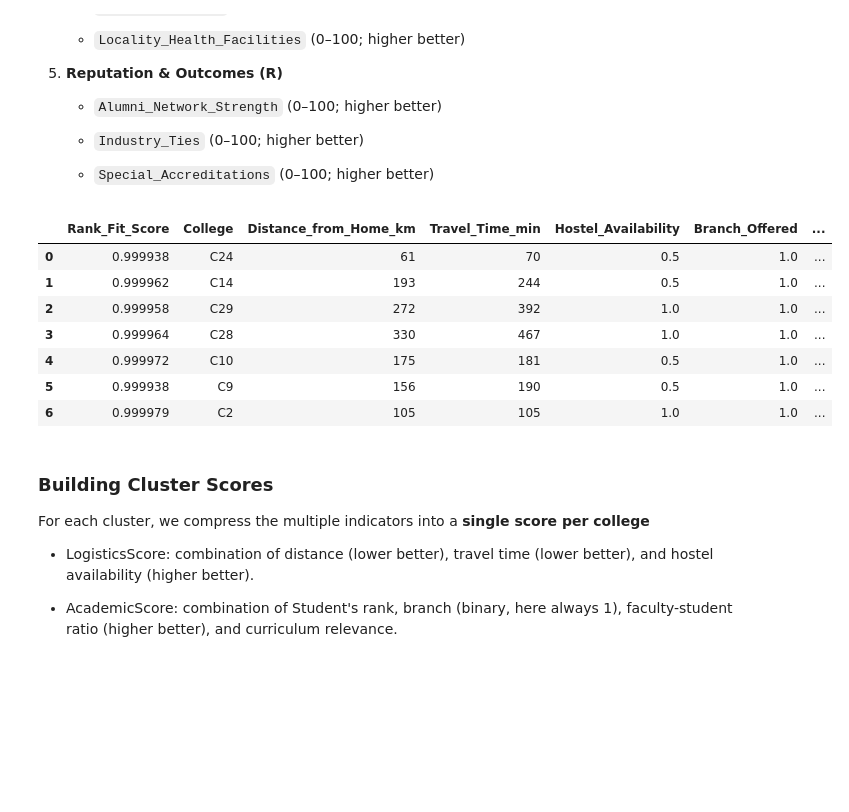
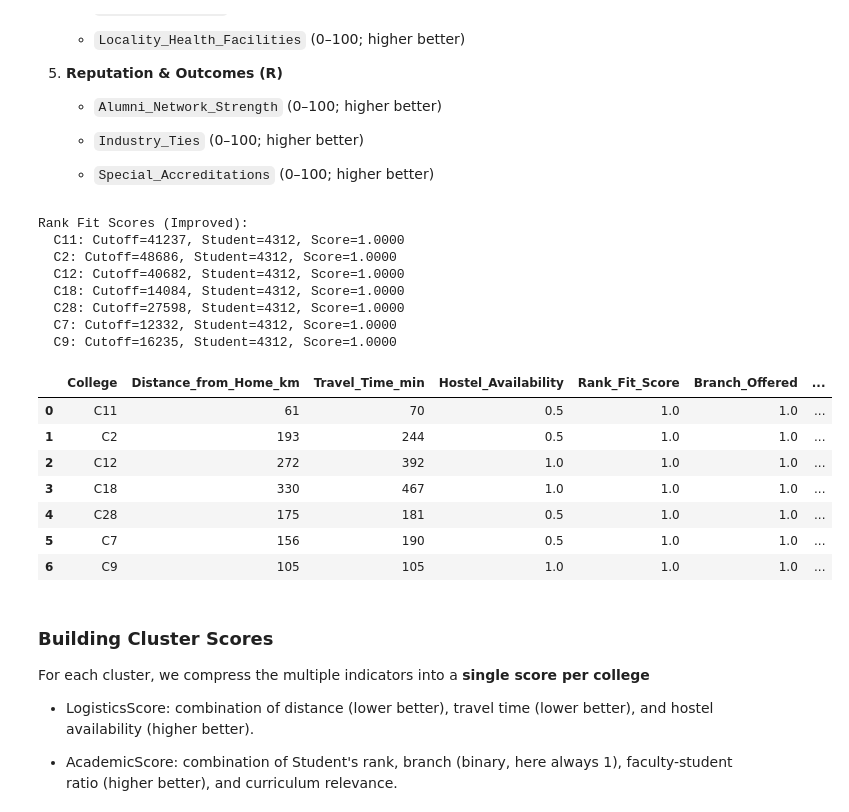
Before and after one commit to VedantJoshi23/DecisionMakingUsingData, a Jupyter notebook: analysis copy.ipynb, the cells around one changed output. Cells and saved outputs as stored; diff of their text form; code cells hidden in the pictures; blank space fills up the shorter version.

```diff
--- a/analysis copy.ipynb
+++ b/analysis copy.ipynb
@@ -281,16 +444,13 @@ output_cols = ["Placement_Rate", "Average_Package_LPA", "Research_Publications",
 # %%
-# Reverse the cutoff rank because DEA maximizes outputs
-dea_df["Inv_College_Cutoff"] = dea_df["College_Cutoff_Rank"].max() - dea_df["College_Cutoff_Rank"]
+# Run DEA on reachable colleges only
+inputs = reachable_colleges[input_cols].values.astype(float)
+outputs = reachable_colleges[output_cols].values.astype(float)
 
-# Replace in DEA outputs
-output_cols[-1] = "Inv_College_Cutoff"
+dea_scores = dea_input_oriented_ccr(inputs, outputs)
+reachable_colleges["DEA_Efficiency_Theta"] = dea_scores
 # %%
-inputs = dea_df[input_cols].values.astype(float)
-outputs = dea_df[output_cols].values.astype(float)
-
-dea_scores = dea_input_oriented_ccr(inputs, outputs)
-dea_df["DEA_Efficiency_Theta"] = dea_scores
-
-dea_df_sorted = dea_df.sort_values("DEA_Efficiency_Theta", ascending=False)  # closer to 1 is better
+# Sort by efficiency and display top colleges
+dea_df_sorted = reachable_colleges.sort_values("DEA_Efficiency_Theta", ascending=False)
+print(f"\nTop 10 efficient colleges (from {len(reachable_colleges)} reachable):")
 dea_df_sorted.head(10)
 # %% [output]
@@ -405,11 +566,17 @@ for i, d in enumerate(Distance_from_Home_km):
 
 Hostel_Availability = np.array(Hostel_Availability)
 
-# Academic Fit
-Rank_Fit_Score = np.clip(
-    1 - (student_rank / shortlisted["College_Cutoff_Rank"].values),
-    0, 1
-)   # Higher "Rank_Fit_Score" = better match
+# IMPROVEMENT #2: Use improved rank fit scoring function
+# Calculate rank fit score using percentile-based continuous scoring
+Rank_Fit_Score = np.array([
+    calculate_rank_fit_score(student_rank, cutoff)
+    for cutoff in shortlisted["College_Cutoff_Rank"].values
+])
+
+print("\nRank Fit Scores (Improved):")
+for college, cutoff, score in zip(shortlisted_cols, shortlisted["College_Cutoff_Rank"].values, Rank_Fit_Score):
+    print(f"  {college}: Cutoff={cutoff}, Student={student_rank}, Score={score:.4f}")
+
 Branch_Offered = np.ones(n_alt)  # assume all shortlisted colleges offer your desired branch
 
 # approximate student count from size category
@@ -459,42 +626,50 @@ Industry_Ties = np.clip(
     np.random.normal(78, 8, size=n_alt) + shortlisted["Average_Package_LPA"].values * 1.0,
     40, 99
 )
 
 Special_Accreditations = np.clip(
     np.random.normal(80, 5, size=n_alt),
     60, 99
 )
 
 anp_df = pd.DataFrame({
-    "Rank_Fit_Score": Rank_Fit_Score,
     "College": shortlisted_cols,
     "Distance_from_Home_km": Distance_from_Home_km,
     "Travel_Time_min": Travel_Time_min,
     "Hostel_Availability": Hostel_Availability,
+    "Rank_Fit_Score": Rank_Fit_Score,
     "Branch_Offered": Branch_Offered,
     "Faculty_Student_Ratio": Faculty_Student_Ratio,
     "Curriculum_Relevance": Curriculum_Relevance,
     "Total_Fee_per_year": Total_Fee_per_year,
     "Scholarship_Availability": Scholarship_Availability,
     "Fee_Flexibility": Fee_Flexibility,
     "Campus_Safety_Index": Campus_Safety_Index,
     "Extracurriculars": Extracurriculars,
     "Locality_Health_Facilities": Locality_Health_Facilities,
     "Alumni_Network_Strength": Alumni_Network_Strength,
     "Industry_Ties": Industry_Ties,
     "Special_Accreditations": Special_Accreditations
 })
 
 anp_df
 # %% [output]
+Rank Fit Scores (Improved):
+  C11: Cutoff=41237, Student=4312, Score=1.0000
+  C2: Cutoff=48686, Student=4312, Score=1.0000
+  C12: Cutoff=40682, Student=4312, Score=1.0000
+  C18: Cutoff=14084, Student=4312, Score=1.0000
+  C28: Cutoff=27598, Student=4312, Score=1.0000
+  C7: Cutoff=12332, Student=4312, Score=1.0000
+  C9: Cutoff=16235, Student=4312, Score=1.0000
-|  | Rank_Fit_Score | College | Distance_from_Home_km | Travel_Time_min | Hostel_Availability | Branch_Offered | ... |
-| 0 | 0.999938 | C24 | 61 | 70 | 0.5 | 1.0 | ... |
-| 1 | 0.999962 | C14 | 193 | 244 | 0.5 | 1.0 | ... |
-| 2 | 0.999958 | C29 | 272 | 392 | 1.0 | 1.0 | ... |
-| 3 | 0.999964 | C28 | 330 | 467 | 1.0 | 1.0 | ... |
-| 4 | 0.999972 | C10 | 175 | 181 | 0.5 | 1.0 | ... |
-| 5 | 0.999938 | C9 | 156 | 190 | 0.5 | 1.0 | ... |
-| 6 | 0.999979 | C2 | 105 | 105 | 1.0 | 1.0 | ... |
+|  | College | Distance_from_Home_km | Travel_Time_min | Hostel_Availability | Rank_Fit_Score | Branch_Offered | ... |
+| 0 | C11 | 61 | 70 | 0.5 | 1.0 | 1.0 | ... |
+| 1 | C2 | 193 | 244 | 0.5 | 1.0 | 1.0 | ... |
+| 2 | C12 | 272 | 392 | 1.0 | 1.0 | 1.0 | ... |
+| 3 | C18 | 330 | 467 | 1.0 | 1.0 | 1.0 | ... |
+| 4 | C28 | 175 | 181 | 0.5 | 1.0 | 1.0 | ... |
+| 5 | C7 | 156 | 190 | 0.5 | 1.0 | 1.0 | ... |
+| 6 | C9 | 105 | 105 | 1.0 | 1.0 | 1.0 | ... |
 # %% [markdown]
 ### Building Cluster Scores
 
```
Also changed, not shown: parts of 21 cells of this notebook.
